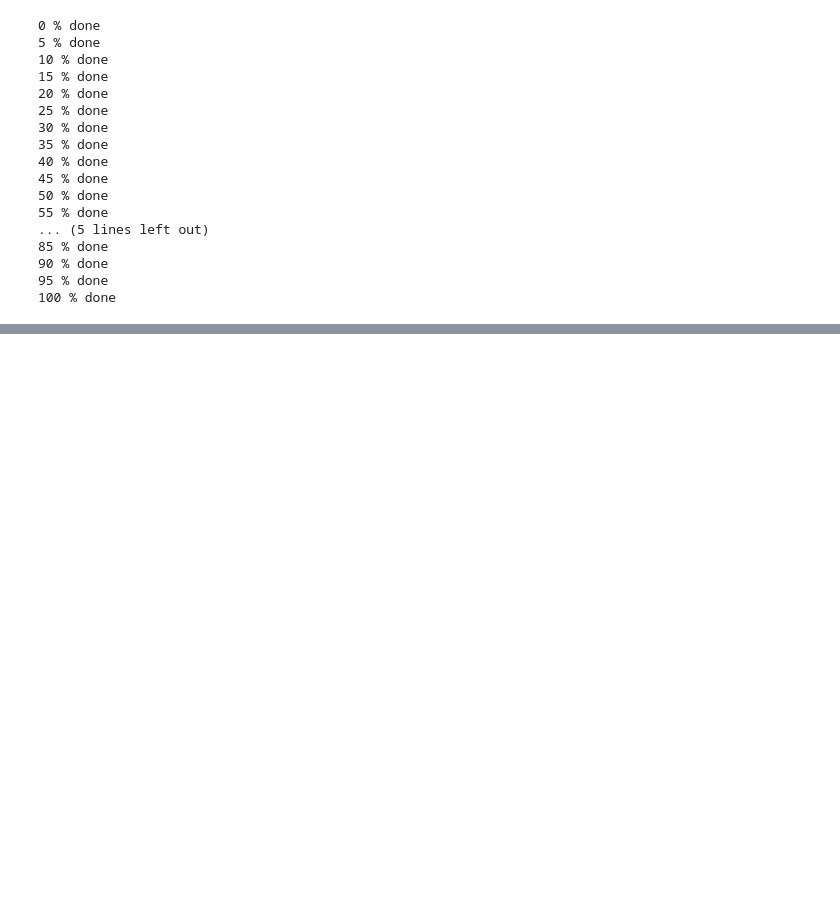
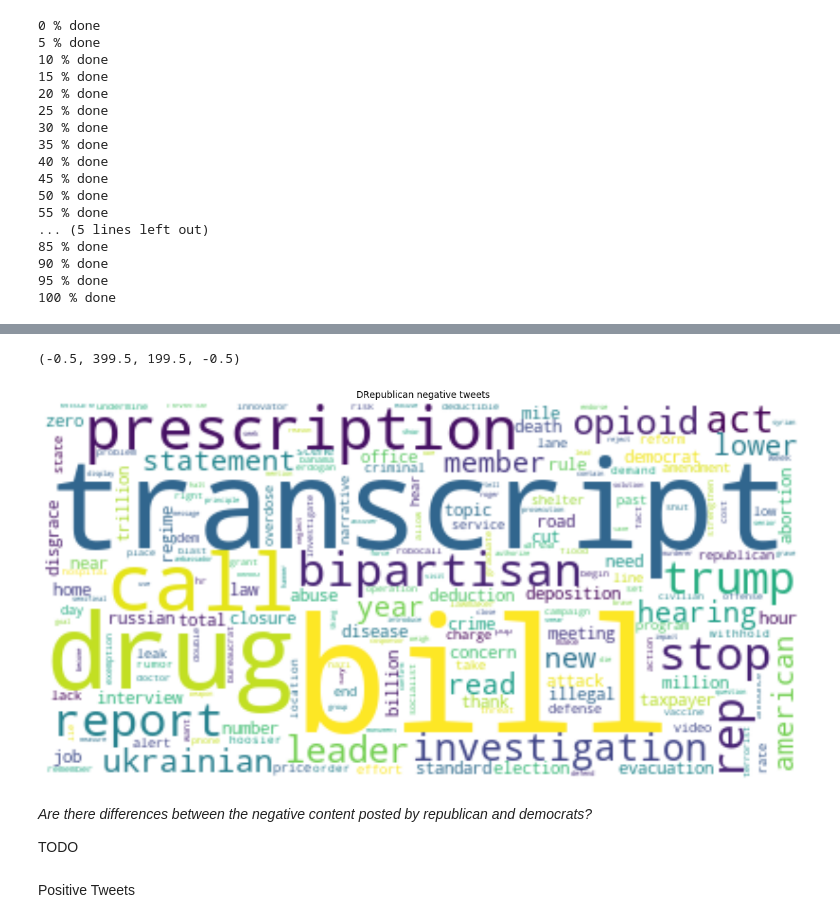
Before and after one commit to LukaAvbreht/Social_graphs, a Jupyter notebook: 02_Assignment/assignment2.ipynb, the cells around one changed output, grey strips where cells are left out. Cells and saved outputs as stored; diff of their text form; code cells hidden in the pictures; blank space fills up the shorter version.

```diff
--- a/02_Assignment/assignment2.ipynb
+++ b/02_Assignment/assignment2.ipynb
@@ -836,0 +885,18 @@ for tweet in repu_tweets_list:
+# %%
+repu_cloud_string = " ".join([i[0] for i in sorted_negative_repu_tfidf])
+
+wordcloud = WordCloud(background_color="white").generate(repu_cloud_string)
+
+plt.figure(figsize=(18, 16), dpi= 80)
+plt.imshow(wordcloud, interpolation="bilinear")
+plt.title("DRepublican negative tweets")
+plt.axis("off")
+# %% [output]
+(-0.5, 399.5, 199.5, -0.5)
+[figure, added]
+# %% [markdown]
+*Are there differences between the negative content posted by republican and democrats?*
+
+TODO
+# %% [markdown]
+Positive Tweets
```
Also changed, not shown: parts of 32 cells of this notebook, 1 other file.
